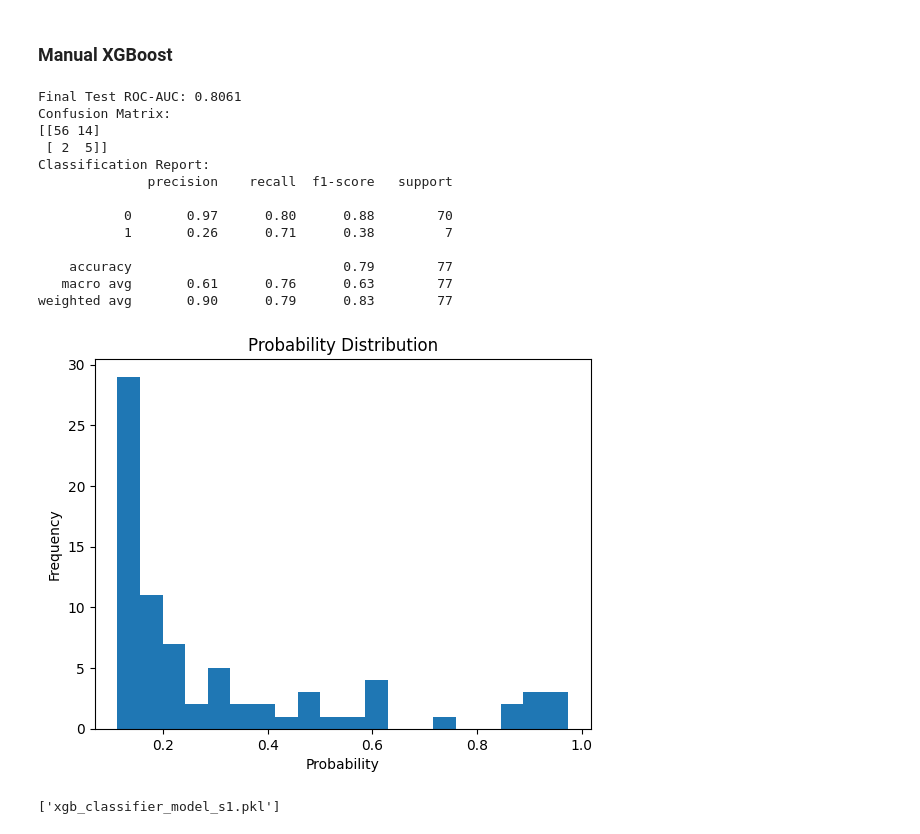
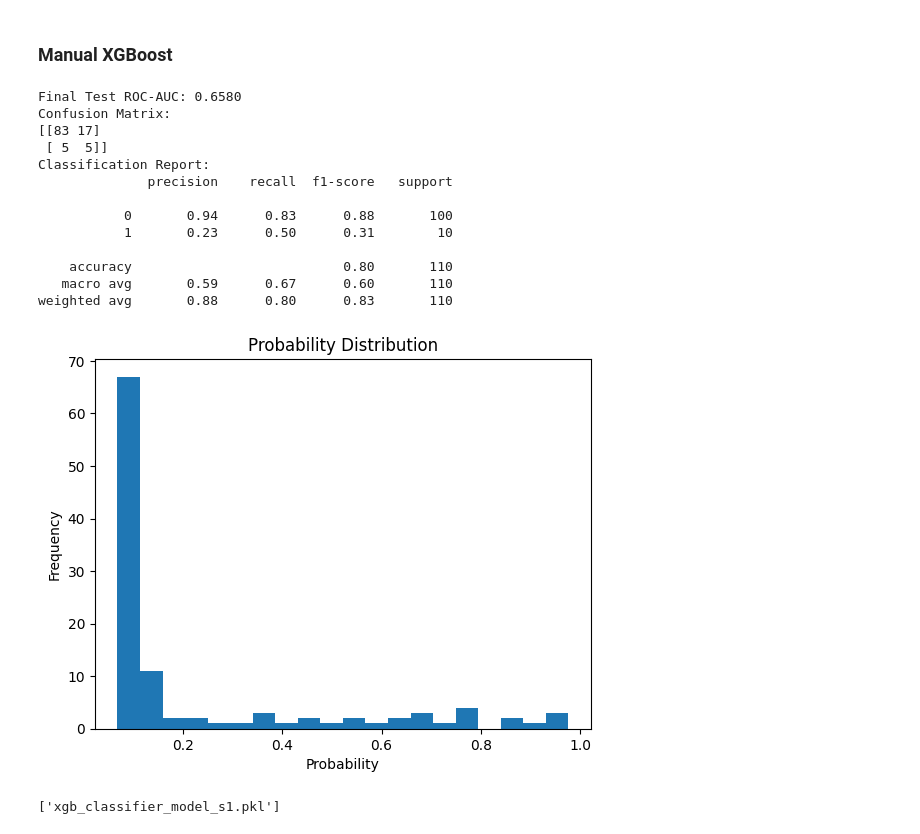
Before and after one commit to Tommy-Las/WatfordFC, a Jupyter notebook: ML_Model.ipynb, the cells around one changed output. Drawn from its saved outputs; the diff is of its cells as text; code cells hidden in the pictures.

```diff
--- a/ML_Model.ipynb
+++ b/ML_Model.ipynb
@@ -191,16 +188,35 @@ Index(['DATE', 'Injury', 'season', 'preseason-season', 'TD', '>19.8', '>25',
 #        'DEC-3', 'Sprints-3', 'TD-7', '>19.8-7', '>25-7', 'ACC-7',
 #        'DEC-7', 'Sprints-7', 'TD_MSWR','>19.8_MSWR','>25_MSWR', 'ACC_MSWR','DEC_MSWR']
 
-# No Relative values data
+# > 19 >25 RELATIVE VALUES
+# metrics_train = ['Injury','TD-1', '>19.8-1', '>25-1', 'ACC-1', 'DEC-1', 'Sprints-1',
+#        'Mins-1', '>19.8_Rel-1', '>25_Rel-1','% Max Speed-1', 'TD-3', '>19.8-3', '>25-3', 'ACC-3',
+#        'DEC-3', 'Sprints-3', 'TD-7', '>19.8-7', '>25-7', 'ACC-7',
+#        'DEC-7', 'Sprints-7', 'TD-21', '>19.8-21', '>25-21', 'ACC-21',
+#        'DEC-21', 'Sprints-21', 'TD_ACWR', 'TD_MSWR', '>19.8_ACWR',
+#        '>19.8_MSWR', '>25_ACWR', '>25_MSWR', 'ACC_ACWR', 'ACC_MSWR',
+#        'DEC_ACWR', 'DEC_MSWR','Session_M+1', 'Session_M+2', 'Session_M+3',
+#        'Session_M-1', 'Session_M-2', 'Session_M-3', 'Session_M-4',
+#        'Session_M-5', 'Session_MD']
+
 metrics_train = ['Injury','TD-1', '>19.8-1', '>25-1', 'ACC-1', 'DEC-1', 'Sprints-1',
-       'Mins-1', '% Max Speed-1', 'TD-3', '>19.8-3', '>25-3', 'ACC-3',
+       'Mins-1', '>19.8_Rel-1', '>25_Rel-1', '% Max Speed-1', 'TD-3', '>19.8-3', '>25-3', 'ACC-3',
        'DEC-3', 'Sprints-3', 'TD-7', '>19.8-7', '>25-7', 'ACC-7',
        'DEC-7', 'Sprints-7', 'TD-21', '>19.8-21', '>25-21', 'ACC-21',
        'DEC-21', 'Sprints-21', 'TD_ACWR', 'TD_MSWR', '>19.8_ACWR',
        '>19.8_MSWR', '>25_ACWR', '>25_MSWR', 'ACC_ACWR', 'ACC_MSWR',
-       'DEC_ACWR', 'DEC_MSWR','Session_M+1', 'Session_M+2', 'Session_M+3',
-       'Session_M-1', 'Session_M-2', 'Session_M-3', 'Session_M-4',
-       'Session_M-5', 'Session_MD']
+       'DEC_ACWR', 'DEC_MSWR']
+
+# No Relative values data
+# metrics_train = ['Injury','TD-1', '>19.8-1', '>25-1', 'ACC-1', 'DEC-1', 'Sprints-1',
+#        'Mins-1', '% Max Speed-1', 'TD-3', '>19.8-3', '>25-3', 'ACC-3',
+#        'DEC-3', 'Sprints-3', 'TD-7', '>19.8-7', '>25-7', 'ACC-7',
+#        'DEC-7', 'Sprints-7', 'TD-21', '>19.8-21', '>25-21', 'ACC-21',
+#        'DEC-21', 'Sprints-21', 'TD_ACWR', 'TD_MSWR', '>19.8_ACWR',
+#        '>19.8_MSWR', '>25_ACWR', '>25_MSWR', 'ACC_ACWR', 'ACC_MSWR',
+#        'DEC_ACWR', 'DEC_MSWR','Session_M+1', 'Session_M+2', 'Session_M+3',
+#        'Session_M-1', 'Session_M-2', 'Session_M-3', 'Session_M-4',
+#        'Session_M-5', 'Session_MD']
 
 # metrics_train = ['Injury','TD-1', '>19.8-1', '>25-1', 'ACC-1', 'DEC-1', 'Sprints-1',
 #        'Mins-1', '% Max Speed-1', 'TD-3', '>19.8-3', '>25-3', 'ACC-3',
@@ -1196,9 +1226,9 @@ base_params_xgboost = {
 
 param_grid = {
   'learning_rate':0.005,  # Explore smaller learning rates
-  'max_depth':15,            # Test broader depth values
-  'n_estimators':400,     # Include larger estimators
-  'scale_pos_weight': 11,
+  'max_depth':13,            # Test broader depth values
+  'n_estimators':500,     # Include larger estimators
+  'scale_pos_weight': 15,
   'alpha': 0,  # L regularization
   'gamma': 0,  # Minimum loss reduction
 }
@@ -1252,42 +1282,42 @@ final_model.fit(X_train_scaled,
 # Predict class labels (0 or 1) on the test set
 y_pred_probs = final_model.predict_proba(X_test_scaled)[:, 1]
 # Apply custom threshold
 threshold = 0.4
 y_pred = (y_pred_probs >= threshold).astype(int)
 
 test_roc_auc = roc_auc_score(y_test, y_pred_probs)
 print(f"Final Test ROC-AUC: {test_roc_auc:.4f}")
 
 # Confusion matrix
 cm = confusion_matrix(y_test, y_pred)
 print("Confusion Matrix:")
 print(cm)
 
 # Classification report
 report = classification_report(y_test, y_pred)
 print("Classification Report:")
 print(report)
 
 plt.hist(y_pred_probs, bins=20)
 plt.title("Probability Distribution")
 plt.xlabel("Probability")
 plt.ylabel("Frequency")
 plt.show()
 # %% [output]
-Final Test ROC-AUC: 0.8061
+Final Test ROC-AUC: 0.6580
 Confusion Matrix:
-[[56 14]
- [ 2  5]]
+[[83 17]
+ [ 5  5]]
 Classification Report:
               precision    recall  f1-score   support
 
-           0       0.97      0.80      0.88        70
-           1       0.26      0.71      0.38         7
+           0       0.94      0.83      0.88       100
+           1       0.23      0.50      0.31        10
 
-    accuracy                           0.79        77
-   macro avg       0.61      0.76      0.63        77
-weighted avg       0.90      0.79      0.83        77
+    accuracy                           0.80       110
+   macro avg       0.59      0.67      0.60       110
+weighted avg       0.88      0.80      0.83       110
-[figure, old version]
+[figure, new version]
 # %%
 import joblib
 joblib.dump(final_model, 'xgb_classifier_model_s1.pkl')
```
Also changed, not shown: parts of 9 cells of this notebook, 3 other files.
